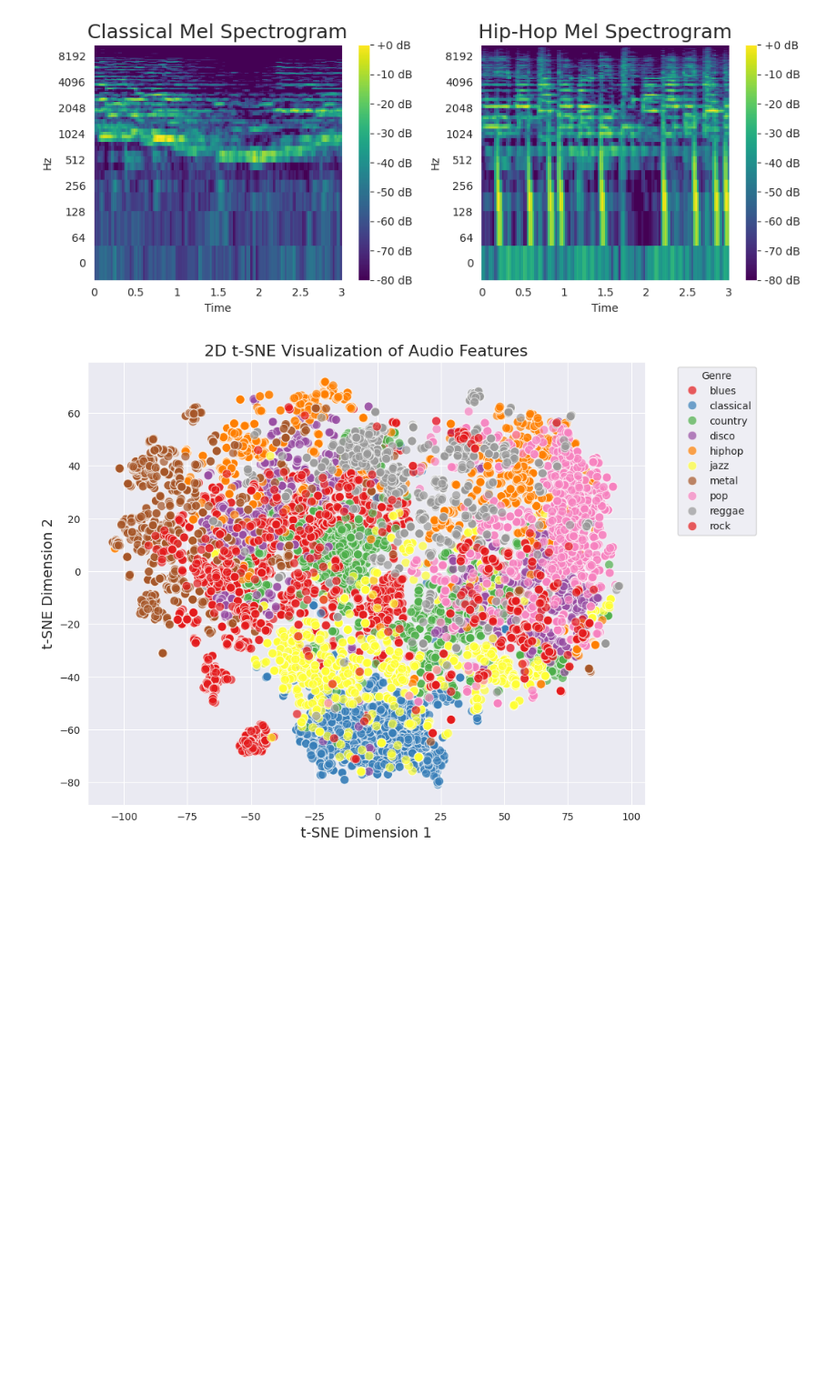
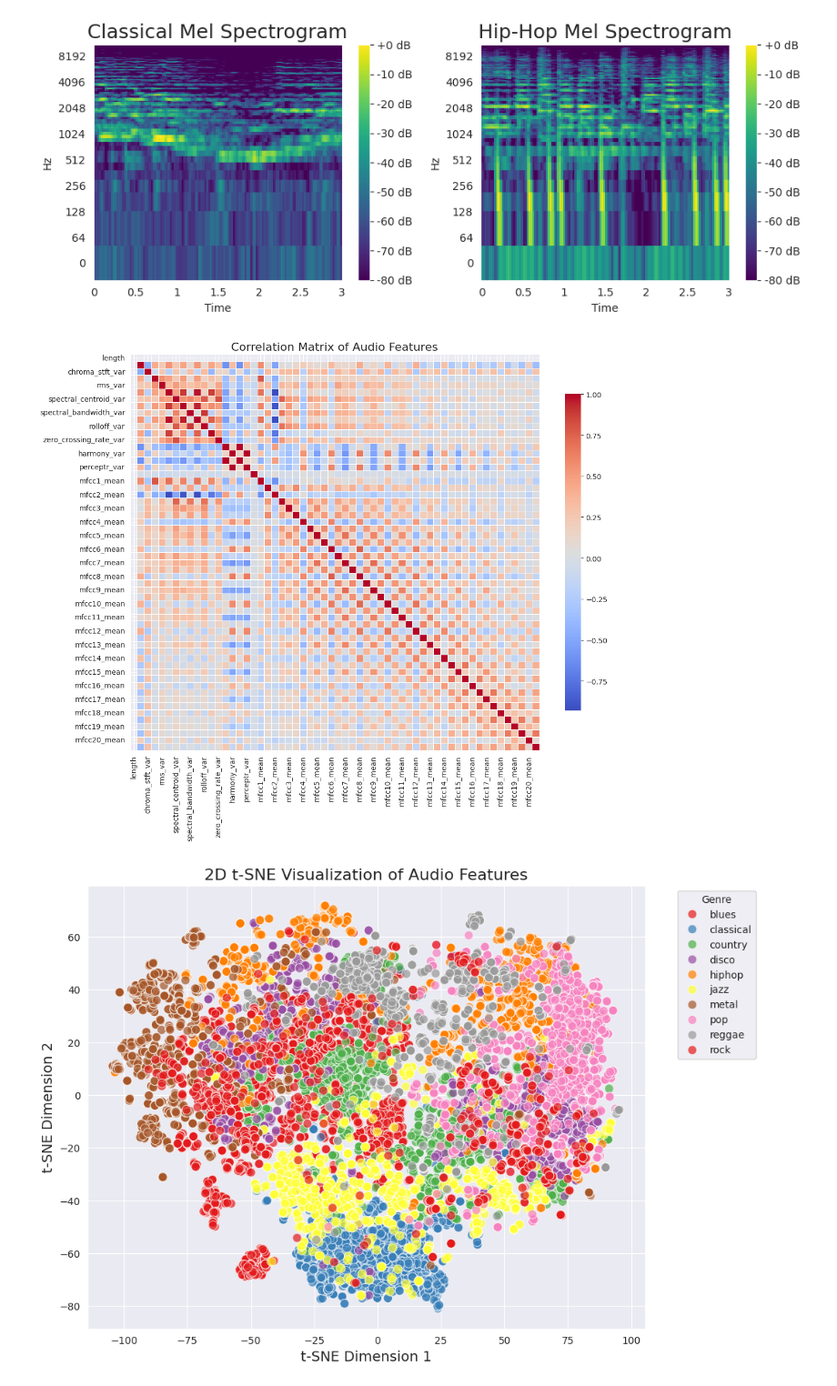
Before and after one commit to hylkewest/MusicGenreClassification, a Jupyter notebook: music_genre_classification_feature_extraction.ipynb, the cells around one changed output. Shown at 91% size. Cells and saved outputs as stored; diff of their text form; code cells hidden in the pictures; blank space fills up the shorter version.

Commit message:
diagram code

```diff
--- a/music_genre_classification_feature_extraction.ipynb
+++ b/music_genre_classification_feature_extraction.ipynb
@@ -315,14 +315,20 @@ plt.show()
 # %%
 df = pd.read_csv('dataset_extracted/features_3_sec_extracted.csv')
 
 features = df.drop(columns=['filename', 'label'])  # Remove non-numeric columns
 labels = df['label']
 
 # Standardize the data
 scaler = StandardScaler()
 scaled_features = scaler.fit_transform(features)
 
-# Apply t-SNE to reduce to 2 dimensions
-tsne = TSNE(n_components=2, random_state=42)
-tsne_result = tsne.fit_transform(scaled_features)
+corr_matrix = features.corr()
+plt.figure(figsize=(12, 10))
+# Draw the heatmap with the correlation matrix
+sns.heatmap(corr_matrix, annot=False, cmap='coolwarm', fmt='.2f', linewidths=0.5, cbar_kws={'shrink': 0.8})
+plt.title('Correlation Matrix of Audio Features', fontsize=16)
+plt.tight_layout()
+plt.show()
+# %% [output]
+[figure, added]
 # %%
```
Also changed, not shown: parts of 3 cells of this notebook.
